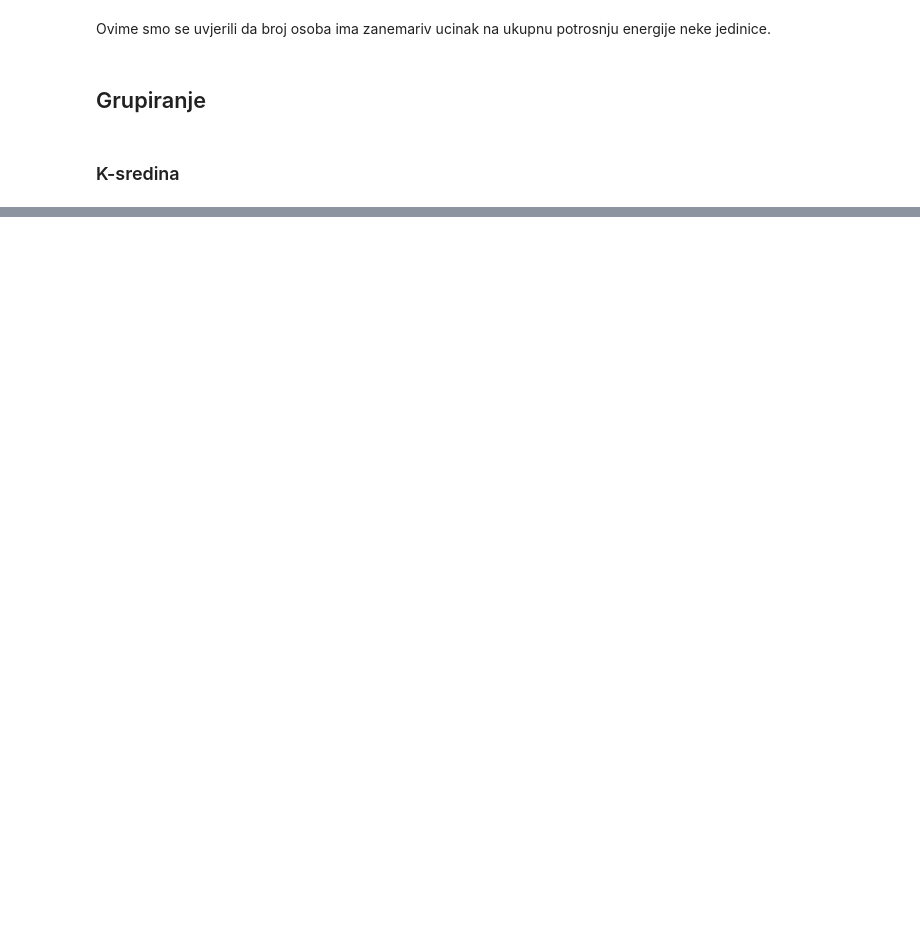
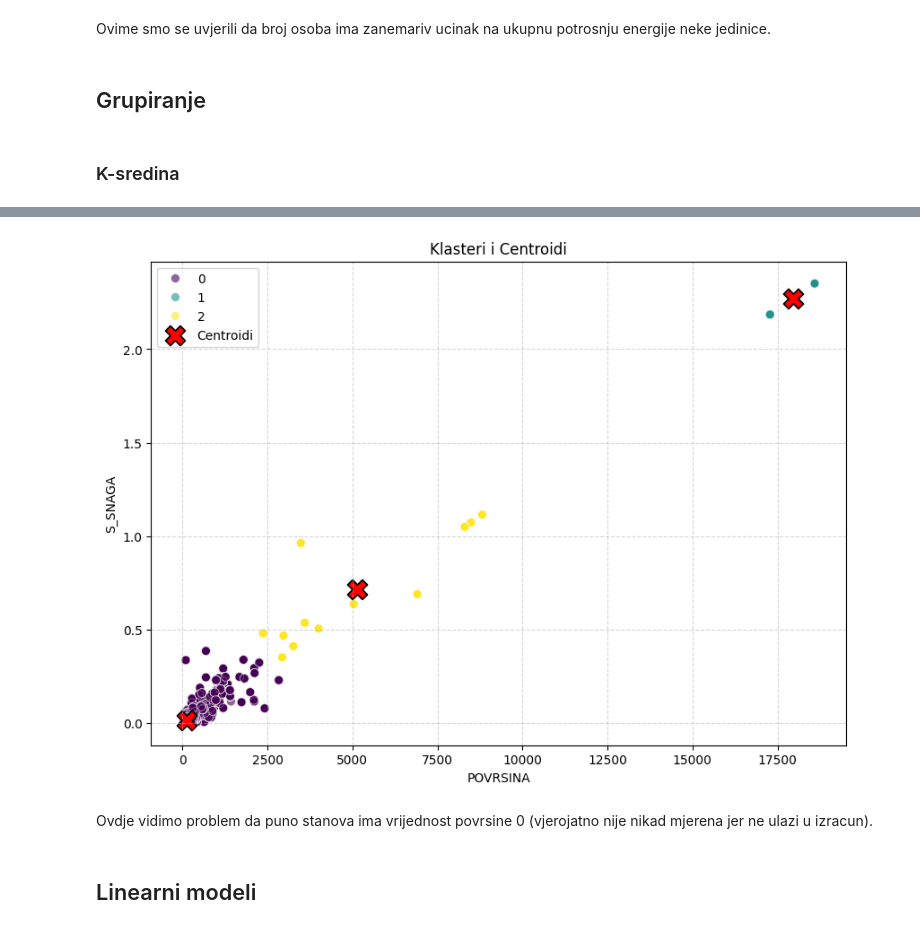
Before and after one commit to IvanDzanija/AnomalyDetection, a Jupyter notebook: notebooks/1EG.ipynb, the cells around one changed output, grey strips where cells are left out. Cells and saved outputs as stored; diff of their text form; code cells hidden in the pictures; blank space fills up the shorter version.

```diff
--- a/notebooks/1EG.ipynb
+++ b/notebooks/1EG.ipynb
@@ -151,0 +207,51 @@ k     | Inertia         | Silhouette Score
+# %%
+def plot_clustering_2d(data, features):
+    """
+    Metoda za graficki prikaz grupa.
+    """
+    if 'cluster' not in df.columns:
+        print("Klasteri nisu pronađeni u DataFrame-u. Molimo pokrenite perform_clustering prvo.")
+
+    # Izracun centroida
+    centroids = df.groupby('cluster')[_features].mean().reset_index()
+
+    plt.figure(figsize=(10, 7))
+
+    sns.scatterplot(
+        data=df,
+        x='POVRSINA',
+        y='S_SNAGA',
+        hue='cluster',
+        palette='viridis',
+        s=50,
+        alpha=0.6,
+        edgecolor='w',
+        legend='full'
+    )
+
+    # Crtanje centroida
+    sns.scatterplot(
+        data=centroids,
+        x='POVRSINA',
+        y='S_SNAGA',
+        marker='X',
+        s=250,
+        color='red',
+        edgecolor='black',
+        label='Centroidi'
+    )
+
+    plt.title('Klasteri i Centroidi')
+    plt.xlabel(_features[0])
+    plt.ylabel(_features[1])
+    plt.grid(True, linestyle='--', alpha=0.5)
+    plt.legend()
+    plt.show()
+# %%
+plot_clustering_2d(df, _features)
+# %% [output]
+[figure, added]
+# %% [markdown]
+Ovdje vidimo problem da puno stanova ima vrijednost povrsine 0 (vjerojatno nije nikad mjerena jer ne ulazi u izracun).
+# %% [markdown]
+## Linearni modeli
```
Also changed, not shown: parts of 15 cells of this notebook.
